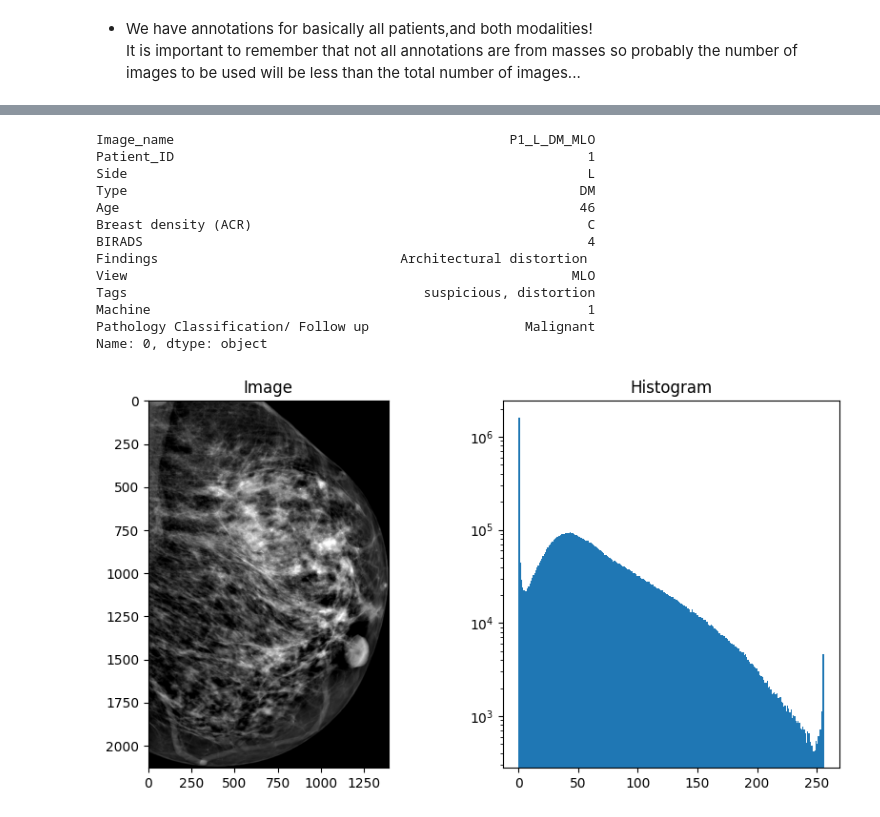
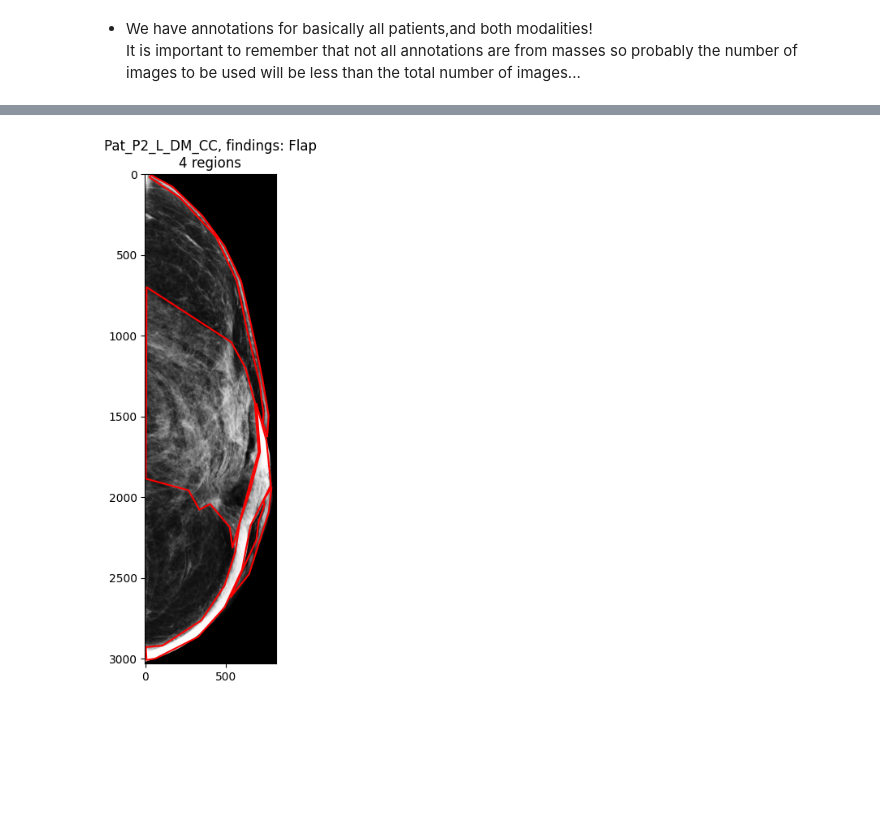
Before and after one commit to Likalto4/CEM-Detect, a Jupyter notebook: data_analysis/visualization.ipynb, the cells around one changed output, grey strips where cells are left out. Cells and saved outputs as stored; diff of their text form; code cells hidden in the pictures; blank space fills up the shorter version.

Commit message:
created class to load and visualize the CDD dataset

```diff
--- a/data_analysis/visualization.ipynb
+++ b/data_analysis/visualization.ipynb
@@ -48,10 +51,3 @@ import pandas as pd
 # %% [markdown]
 - We have annotations for basically all patients,and both modalities!<br>
     It is important to remember that not all annotations are from masses so probably the number of images to be used will be less than the total number of images...
-# %%
-im_dir = repo_path / 'data/CDD-CESM/images'
-# metadata
-metadata_path = repo_path / 'data/CDD-CESM/metadata/Radiology_manual_annotations.xlsx'
-annotations_path = repo_path / 'data/CDD-CESM/metadata/Radiology_hand_drawn_segmentations_v2.csv'
-metadata = pd.read_excel(metadata_path)
-annotations = pd.read_csv(annotations_path)
@@ -74,37 +53,0 @@ annotations
-# %%
-example = 0
-pat_example = metadata.iloc[example]
-print(pat_example)
-
-if 'DM' in pat_example.Image_name:
-    im_path = im_dir / 'low-energy' / pat_example.Image_name
-elif 'CM' in pat_example.Image_name:
-    im_path = im_dir / 'substracted' / pat_example.Image_name
-
-im_path = im_path.with_suffix('.jpg')
-# %% [output]
-Image_name                                           P1_L_DM_MLO
-Patient_ID                                                     1
-Side                                                           L
-Type                                                          DM
-Age                                                           46
-Breast density (ACR)                                           C
-BIRADS                                                         4
-Findings                               Architectural distortion
-View                                                         MLO
-Tags                                      suspicious, distortion
-Machine                                                        1
-Pathology Classification/ Follow up                    Malignant
-Name: 0, dtype: object
-# %%
-# read examaple
-image = cv.imread(str(im_path))
-# plot image and histogram
-fig, ax = plt.subplots(1,2, figsize=(10,5))
-ax[0].imshow(image)
-ax[0].set_title('Image')
-ax[1].hist(image.ravel(),256,[0,256], log=True)
-ax[1].set_title('Histogram')
-plt.show()
-# %% [output]
-[figure, removed]
@@ -110,0 +266,13 @@ plt.show()
+# %%
+dataset = dataset_CDD_CESM()
+pat_example = patient_CDD(patient_id=2, dataset=dataset)
+
+view = 'CC'
+mode = 'low-energy'
+laterality = 'L'
+
+pat_example.set_image(view=view, mode=mode, laterality=laterality)
+image = pat_example.get_array(flip=False, plot=False)
+pat_example.plot_annotations(flip=False)
+# %% [output]
+[figure, added]
```
Also changed, not shown: parts of 4 cells of this notebook.
